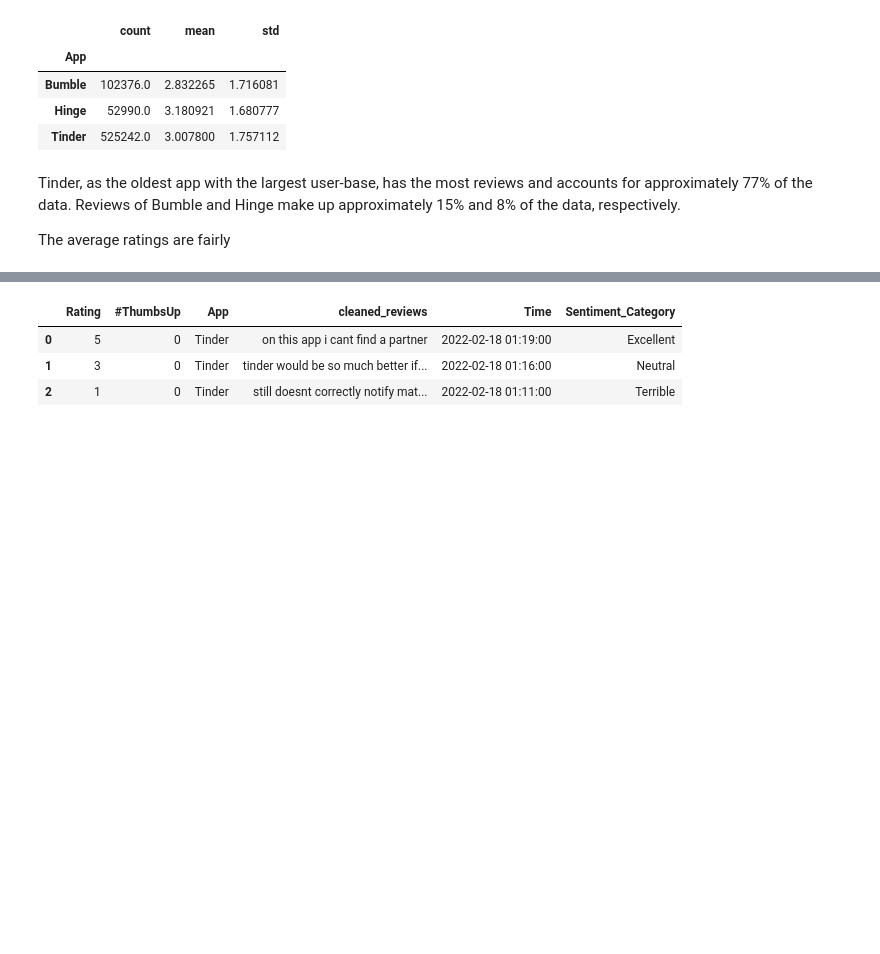
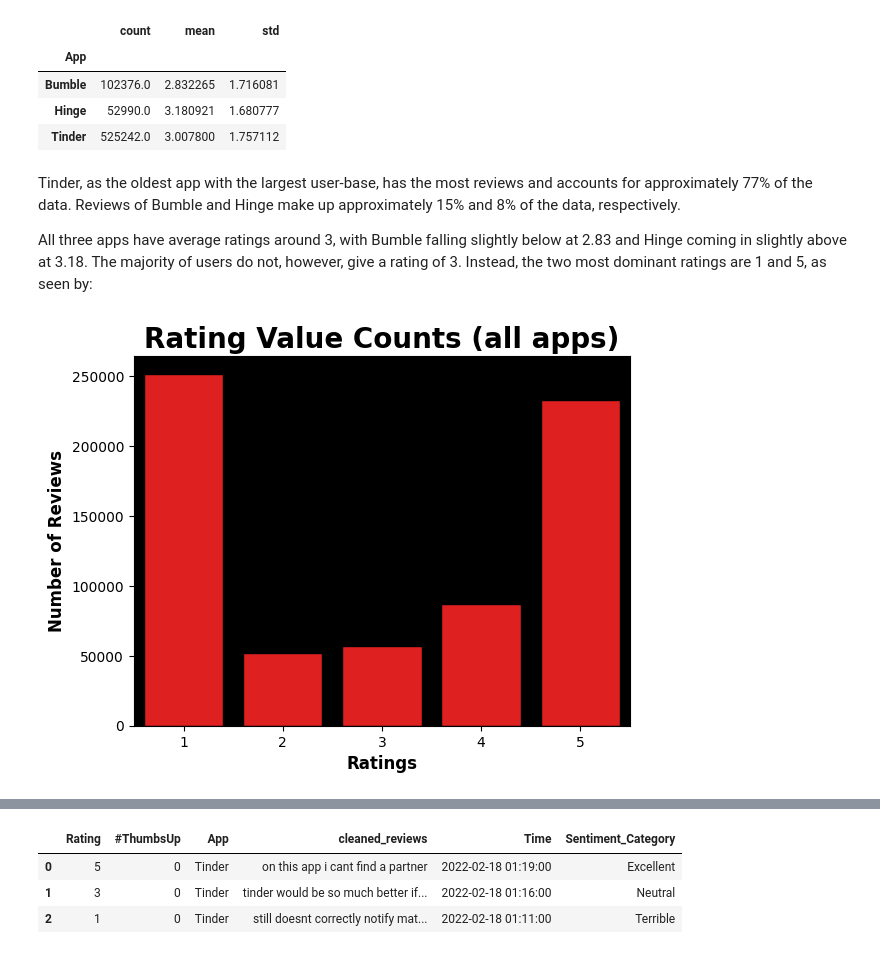
Before and after one commit to the-ethical-ai/Dating_Apps, a Jupyter notebook: dating_app_reviews.ipynb, the cells around one changed output, grey strips where cells are left out. Cells and saved outputs as stored; diff of their text form; code cells hidden in the pictures; blank space fills up the shorter version.

Commit message:
added in more barplots

```diff
--- a/dating_app_reviews.ipynb
+++ b/dating_app_reviews.ipynb
@@ -184,4 +184,22 @@ pd.DataFrame(df.groupby('App')['Rating'].describe())[['count', 'mean', 'std']]
 # %% [markdown]
 Tinder, as the oldest app with the largest user-base, has the most reviews and accounts for approximately 77% of the data. Reviews of Bumble and Hinge make up approximately 15% and 8% of the data, respectively.
 
-The average ratings are fairly
+All three apps have average ratings around 3, with Bumble falling slightly below at 2.83 and Hinge coming in slightly above at 3.18. The majority of users do not, however, give a rating of 3. Instead, the two most dominant ratings are 1 and 5, as seen by:
+# %%
+### BAR CHART OF THE RATINGS
+
+# Making a new dataframe with sorted totals of each review
+tmp = pd.DataFrame(df.groupby('Rating').count()['Sentiment_Category']).reset_index().sort_values(by = 'Rating')
+
+# Making a barplot
+bar1 = sns.barplot(data = tmp,
+            x = 'Rating',
+            y = 'Sentiment_Category',
+            color = 'red',
+            edgecolor = 'black')
+bar1.set_title('Rating Value Counts (all apps)', fontsize = 20, fontweight = 'bold')
+bar1.set_xlabel('Ratings', fontsize = 12, fontweight = 'bold')
+bar1.set_ylabel('Number of Reviews', fontsize = 12, fontweight = 'bold')
+bar1.set_facecolor('black')
+# %% [output]
+[figure, added]
```
Also changed, not shown: parts of 6 cells of this notebook.
